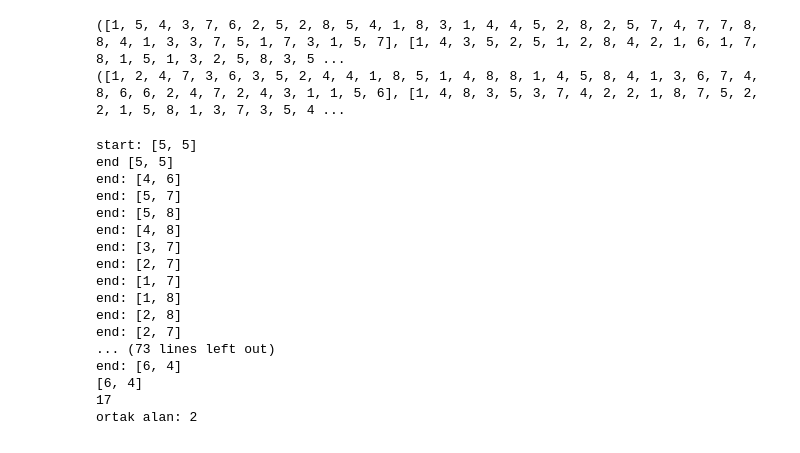
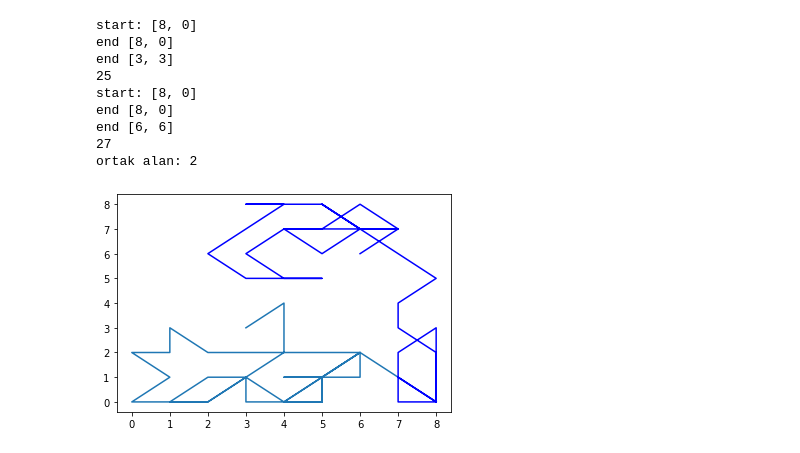
Before and after one commit to sezinbiner/find_path_genetic_algorithms, a Jupyter notebook: v6_calisiyo.ipynb, the cells around one changed output. Drawn from its saved outputs; the diff is of its cells as text; code cells hidden in the pictures.

```diff
--- a/v6_calisiyo.ipynb
+++ b/v6_calisiyo.ipynb
@@ -281,57 +266,52 @@ end: [6, 5]
-# %%
-print((unzipped_list[0][:10]))
-print((unzipped_list[1][:10]))
-#print(str(unzipped_list[2][5]))
-#print(len(unzipped_list[1]))
-# %% [output]
-([1, 5, 4, 3, 7, 6, 2, 5, 2, 8, 5, 4, 1, 8, 3, 1, 4, 4, 5, 2, 8, 2, 5, 7, 4, 7, 7, 8, 8, 4, 1, 3, 3, 7, 5, 1, 7, 3, 1, 5, 7], [1, 4, 3, 5, 2, 5, 1, 2, 8, 4, 2, 1, 6, 1, 7, 8, 1, 5, 1, 3, 2, 5, 8, 3, 5 ...
-([1, 2, 4, 7, 3, 6, 3, 5, 2, 4, 4, 1, 8, 5, 1, 4, 8, 8, 1, 4, 5, 8, 4, 1, 3, 6, 7, 4, 8, 6, 6, 2, 4, 7, 2, 4, 3, 1, 1, 5, 6], [1, 4, 8, 3, 5, 3, 7, 4, 2, 2, 1, 8, 7, 5, 2, 2, 1, 5, 8, 1, 3, 7, 3, 5, 4 ...
 # %%
 end[0]=start[0]
 end[1]=start[1]
 print("start:",start)
-print("end",end)
+path_list1 = []
+path_list1.append(end)
 matrix1 = np.zeros((size,size))
 matrix1[end[0], end[1]] = 1
 for i in range (int(length)):
   add_move =moves[unzipped_list[0][-1][i+1]-1]
   end = [end[0] + add_move[0], end[1] + add_move[1]]
-  print("end:",end)
   matrix1[end[0], end[1]] = 1
-print(end)
+  path_list1.append(end)
+print("end",end)
 area1 = len(np.argwhere(matrix1 == 1))
 print(area1)
+data = np.array(path_list1)
+plt.plot(data[:, 0], data[:, 1])
+
+#plt.show()
 
 end[0]=start[0]
 end[1]=start[1]
 print("start:",start)
-print("end",end)
+path_list2 = []
+path_list2.append(end)
 matrix2 = np.zeros((size,size))
 for i in range (int(length)):
   add_move =moves[unzipped_list[1][-1][i+1]-1]
   end = [end[0] + add_move[0], end[1] + add_move[1]]
-  print("end:",end)
   matrix2[end[0], end[1]] = 1
-print(end)
+  path_list2.append(end)
+print("end",end)
 area2 = len(np.argwhere(matrix2 == 1))
 print(area2)
 sim=similarity(matrix1,matrix2)
 print("ortak alan:",sim)
+
+data = np.array(path_list2)
+plt.plot(data[:, 0], data[:, 1],c='b')
+plt.show()
 # %% [output]
-start: [5, 5]
-end [5, 5]
-end: [4, 6]
-end: [5, 7]
-end: [5, 8]
-end: [4, 8]
-end: [3, 7]
-end: [2, 7]
-end: [1, 7]
-end: [1, 8]
-end: [2, 8]
-end: [2, 7]
-... (73 lines left out)
-end: [6, 4]
-[6, 4]
-17
+start: [8, 0]
+end [8, 0]
+end [3, 3]
+25
+start: [8, 0]
+end [8, 0]
+end [6, 6]
+27
 ortak alan: 2
+[figure, added]
```
Also changed, not shown: parts of 2 cells of this notebook.
